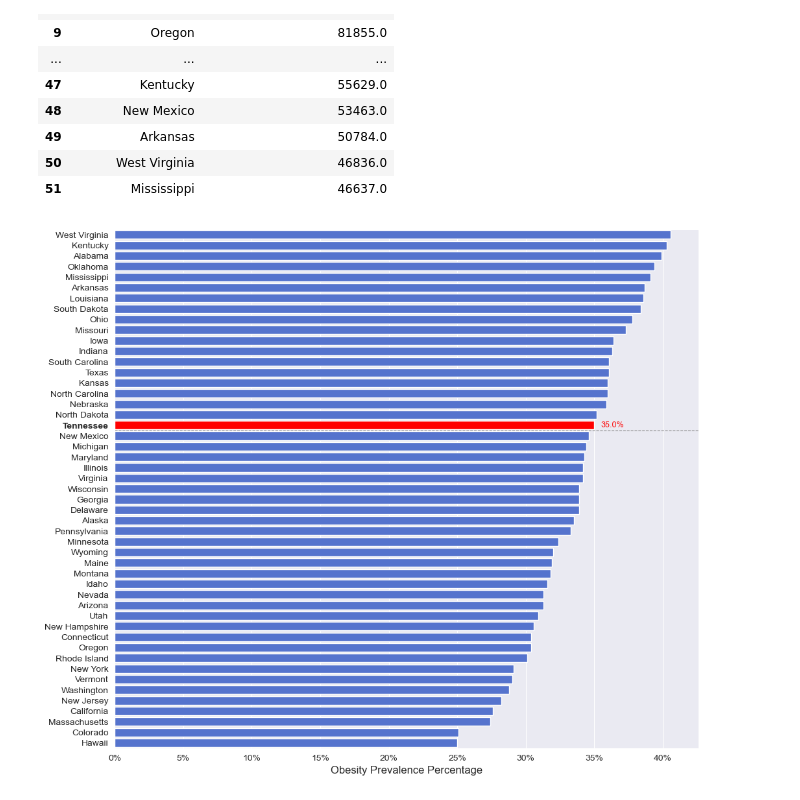
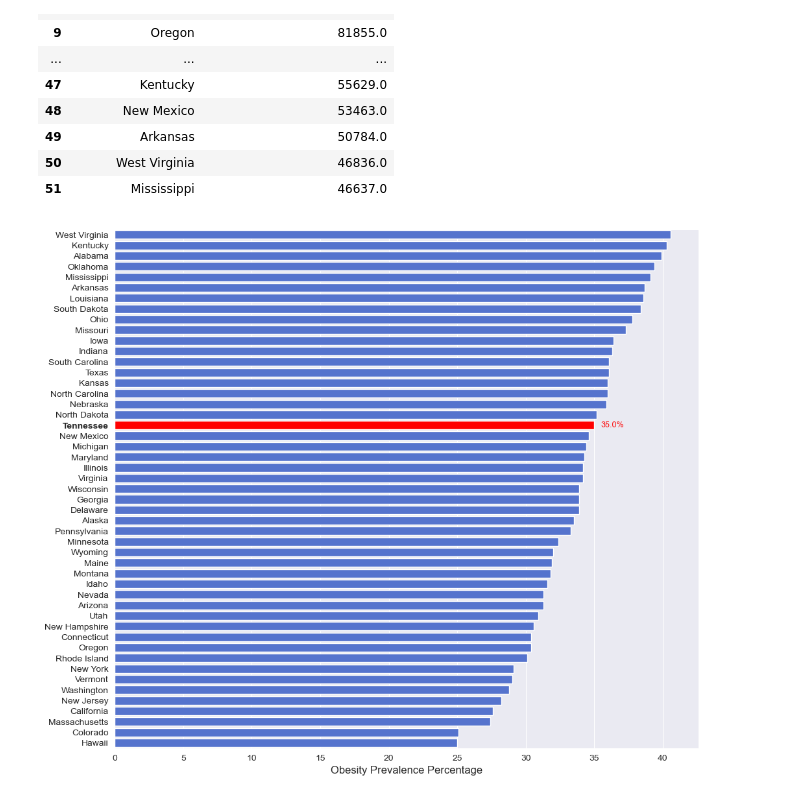
Before and after one commit to scost46/TN_Obesity_Analysis_Capstone, a Jupyter notebook: notebooks/USA_state_comparison.ipynb, the cells around one changed output. Cells and saved outputs as stored; diff of their text form; code cells hidden in the pictures.

```diff
--- a/notebooks/USA_state_comparison.ipynb
+++ b/notebooks/USA_state_comparison.ipynb
@@ -141,7 +135,6 @@ household_income_by_state
 | 50 | West Virginia | 46836.0 |
 | 51 | Mississippi | 46637.0 |
 # %%
-# Create a dataframe from the provided data
 data = {
     'State': ['West Virginia', 'Kentucky', 'Alabama', 'Oklahoma', 'Mississippi', 'Arkansas', 'Louisiana', 'South Dakota',
               'Ohio', 'Missouri', 'Iowa', 'Indiana', 'Texas', 'South Carolina', 'Kansas', 'North Carolina', 'Nebraska',
@@ -155,43 +148,38 @@ data = {
                    25.0]
 }
 
 df = pd.DataFrame(data)
 
-# Sort the dataframe by prevalence in descending order
 df = df.sort_values('Prevalence', ascending=False)
 
-# Set the figure size and style
+#figure size and style
 plt.figure(figsize=(12, 10))
 sns.set_style("darkgrid")
 
-# Create the bar plot using seaborn
 ax = sns.barplot(x='Prevalence', y='State', data=df, color='royalblue')
 
-# Highlight Tennessee's bar with a different color
+# Highlight Tn's bar red
 tn_index = df[df['State'] == 'Tennessee'].index[0]
 ax.patches[tn_index].set_facecolor('red')
 
-# Add a vertical line to separate Tennessee from other states
-ax.axhline(tn_index + 0.5, color='gray', linestyle='--', linewidth=0.8)
-
-# Add data label to the Tennessee bar
+# data label to the Tennessee bar
 ax.text(df['Prevalence'].iloc[tn_index] + 0.5, tn_index, f'{df["Prevalence"].iloc[tn_index]:.1f}%', color='red', ha='left', va='center', fontsize=9)
 
 ax.set_xlabel('Obesity Prevalence Percentage', fontsize=12)
 ax.set_ylabel('')
 
 # Customize the tick labels on the y-axis
 ax.set_yticklabels(df['State'], fontsize=10)
 ax.get_yticklabels()[tn_index].set_fontweight('bold')
 
-# Add percent signs to the x-axis numbers
-ax.set_xticklabels([f'{int(tick)}%' for tick in ax.get_xticks()])
+# Remove percent signs from the x-axis numbers
+ax.set_xticklabels([f'{int(tick)}' for tick in ax.get_xticks()])
 
 # Adjust the figure margins
 plt.subplots_adjust(left=0.2, right=0.95, top=0.9, bottom=0.1)
 
 plt.show()
 # %% [output]
-[figure, old version]
+[figure, new version]
 # %%
 obesity_by_state.to_csv('states.csv', index=False)
```
Also changed, not shown: parts of 1 cell of this notebook, 16 other files.
